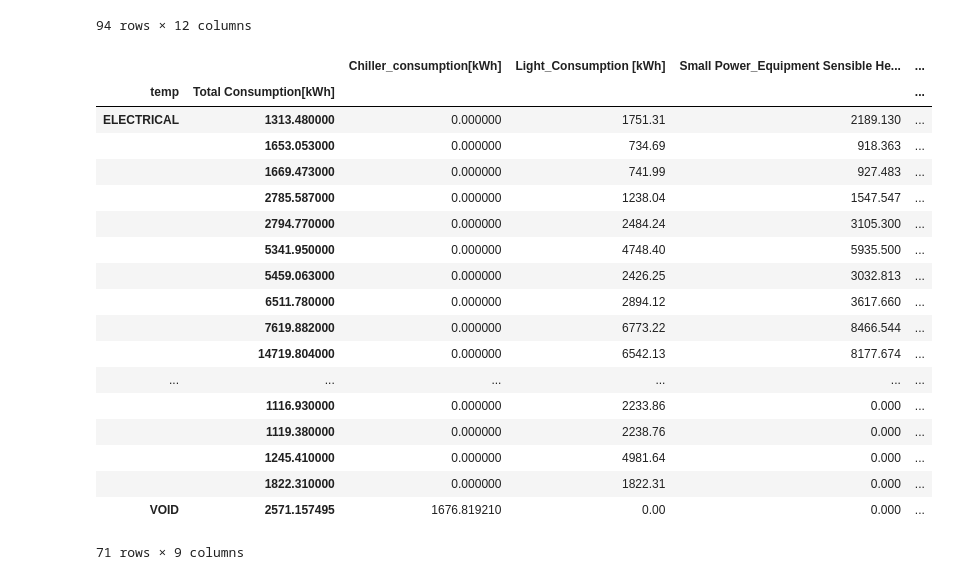
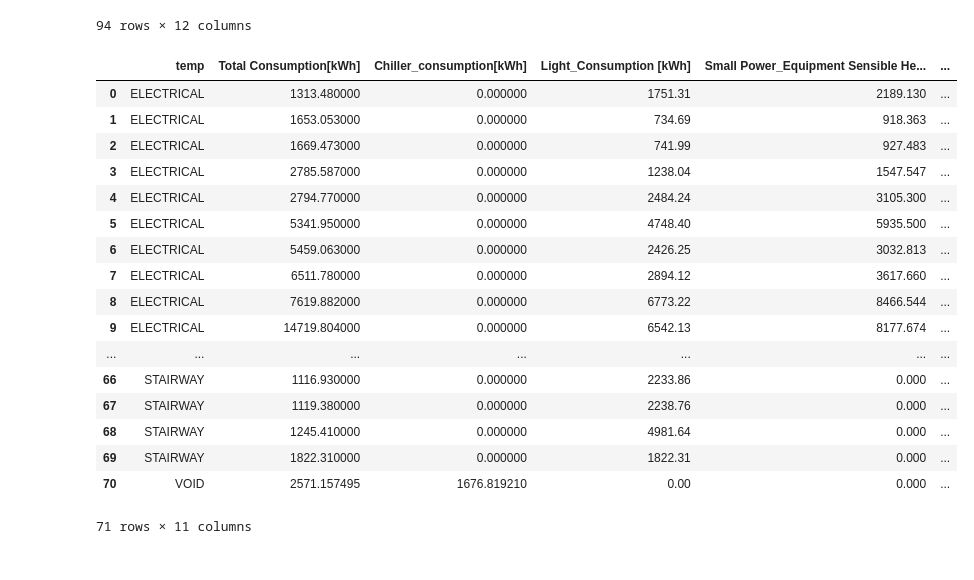
Before and after one commit to jerfouillou/eb-report, a Jupyter notebook: PART 1/PART 1.ipynb, the cells around one changed output. Cells and saved outputs as stored; diff of their text form; code cells hidden in the pictures.

```diff
--- a/PART 1/PART 1.ipynb
+++ b/PART 1/PART 1.ipynb
@@ -134,24 +134,23 @@ df.sort_values(by=["temp"])
 | 0 | 4F_VOID | 1676.819210 | 0.00 | 0.000 | 391.104412 | ... |
 94 rows × 12 columns
 # %%
-df.groupby(['temp','Total Consumption[kWh]']).sum()
+df.groupby(['temp','Total Consumption[kWh]']).sum().reset_index()
 # %% [output]
-|  |  | Chiller_consumption[kWh] | Light_Consumption [kWh] | Small Power_Equipment Sensible He... | ... |
-| temp | Total Consumption[kWh] |  |  |  | ... |
-| ELECTRICAL | 1313.480000 | 0.000000 | 1751.31 | 2189.130 | ... |
-|  | 1653.053000 | 0.000000 | 734.69 | 918.363 | ... |
-|  | 1669.473000 | 0.000000 | 741.99 | 927.483 | ... |
-|  | 2785.587000 | 0.000000 | 1238.04 | 1547.547 | ... |
-|  | 2794.770000 | 0.000000 | 2484.24 | 3105.300 | ... |
-|  | 5341.950000 | 0.000000 | 4748.40 | 5935.500 | ... |
-|  | 5459.063000 | 0.000000 | 2426.25 | 3032.813 | ... |
-|  | 6511.780000 | 0.000000 | 2894.12 | 3617.660 | ... |
-|  | 7619.882000 | 0.000000 | 6773.22 | 8466.544 | ... |
-|  | 14719.804000 | 0.000000 | 6542.13 | 8177.674 | ... |
-| ... | ... | ... | ... | ... | ... |
-|  | 1116.930000 | 0.000000 | 2233.86 | 0.000 | ... |
-|  | 1119.380000 | 0.000000 | 2238.76 | 0.000 | ... |
-|  | 1245.410000 | 0.000000 | 4981.64 | 0.000 | ... |
-|  | 1822.310000 | 0.000000 | 1822.31 | 0.000 | ... |
-| VOID | 2571.157495 | 1676.819210 | 0.00 | 0.000 | ... |
+|  | temp | Total Consumption[kWh] | Chiller_consumption[kWh] | Light_Consumption [kWh] | Small Power_Equipment Sensible He... | ... |
+| 0 | ELECTRICAL | 1313.480000 | 0.000000 | 1751.31 | 2189.130 | ... |
+| 1 | ELECTRICAL | 1653.053000 | 0.000000 | 734.69 | 918.363 | ... |
+| 2 | ELECTRICAL | 1669.473000 | 0.000000 | 741.99 | 927.483 | ... |
+| 3 | ELECTRICAL | 2785.587000 | 0.000000 | 1238.04 | 1547.547 | ... |
+| 4 | ELECTRICAL | 2794.770000 | 0.000000 | 2484.24 | 3105.300 | ... |
+| 5 | ELECTRICAL | 5341.950000 | 0.000000 | 4748.40 | 5935.500 | ... |
+| 6 | ELECTRICAL | 5459.063000 | 0.000000 | 2426.25 | 3032.813 | ... |
+| 7 | ELECTRICAL | 6511.780000 | 0.000000 | 2894.12 | 3617.660 | ... |
+| 8 | ELECTRICAL | 7619.882000 | 0.000000 | 6773.22 | 8466.544 | ... |
+| 9 | ELECTRICAL | 14719.804000 | 0.000000 | 6542.13 | 8177.674 | ... |
+| ... | ... | ... | ... | ... | ... | ... |
+| 66 | STAIRWAY | 1116.930000 | 0.000000 | 2233.86 | 0.000 | ... |
+| 67 | STAIRWAY | 1119.380000 | 0.000000 | 2238.76 | 0.000 | ... |
+| 68 | STAIRWAY | 1245.410000 | 0.000000 | 4981.64 | 0.000 | ... |
+| 69 | STAIRWAY | 1822.310000 | 0.000000 | 1822.31 | 0.000 | ... |
+| 70 | VOID | 2571.157495 | 1676.819210 | 0.00 | 0.000 | ... |
-71 rows × 9 columns
+71 rows × 11 columns
```
Also changed, not shown: parts of 5 cells of this notebook.
